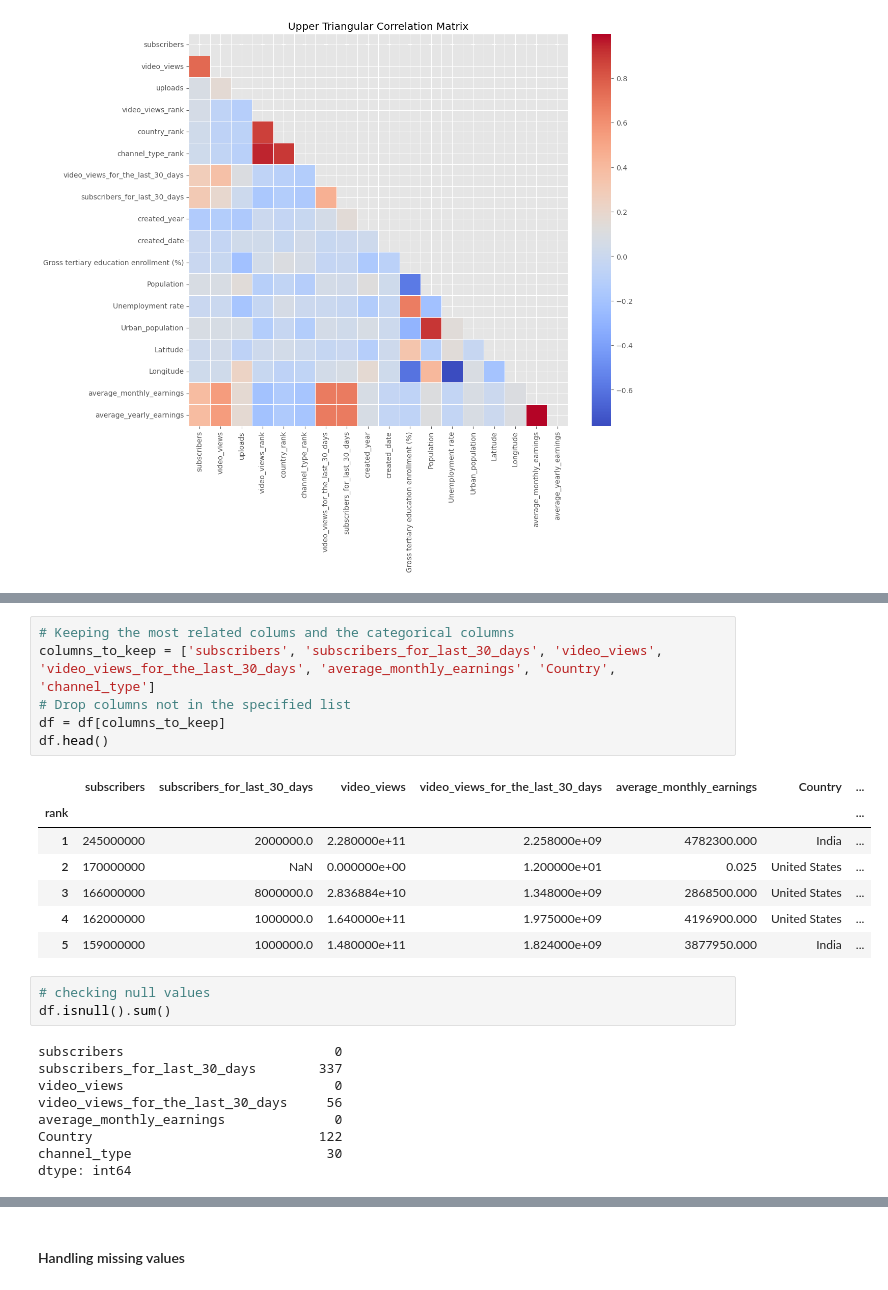
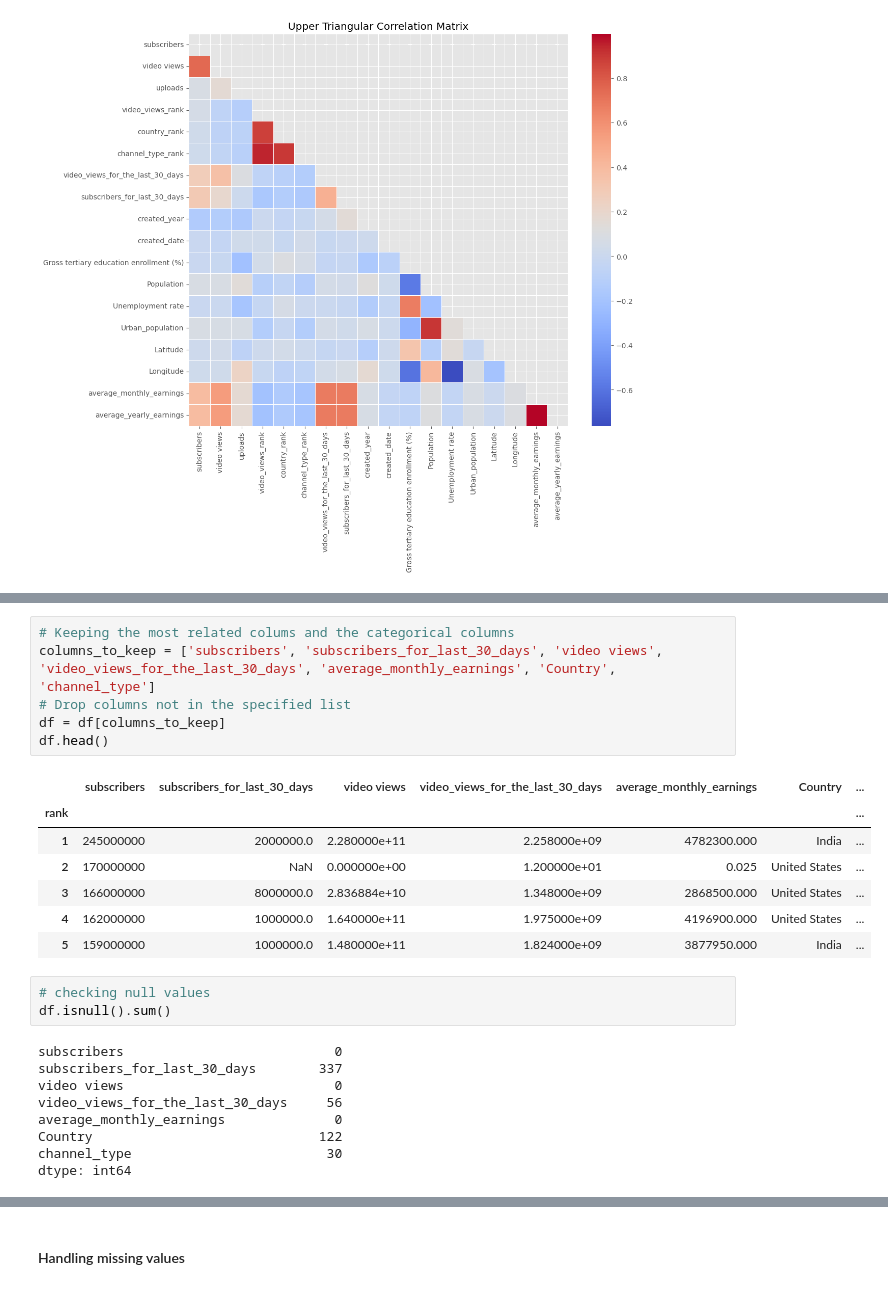
Before and after one commit to King-georges/You-Tube-Stats-Analysis, a Jupyter notebook: Project_notebook.ipynb, the cells around one changed output, grey strips where cells are left out. Saved outputs shown, nothing was run; the diff lists cells and outputs as text.

```diff
--- a/Project_notebook.ipynb
+++ b/Project_notebook.ipynb
@@ -372,12 +372,12 @@ average_monthly_earnings            1.000000
 Name: average_monthly_earnings, dtype: float64
 # %%
 # Keeping the most related colums and the categorical columns
-columns_to_keep = ['subscribers', 'subscribers_for_last_30_days', 'video_views', 'video_views_for_the_last_30_days', 'average_monthly_earnings', 'Country', 'channel_type']
+columns_to_keep = ['subscribers', 'subscribers_for_last_30_days', 'video views', 'video_views_for_the_last_30_days', 'average_monthly_earnings', 'Country', 'channel_type']
 # Drop columns not in the specified list
 df = df[columns_to_keep]
 df.head()
 # %% [output]
-|  | subscribers | subscribers_for_last_30_days | video_views | video_views_for_the_last_30_days | average_monthly_earnings | Country | ... |
+|  | subscribers | subscribers_for_last_30_days | video views | video_views_for_the_last_30_days | average_monthly_earnings | Country | ... |
 | rank |  |  |  |  |  |  | ... |
 | 1 | 245000000 | 2000000.0 | 2.280000e+11 | 2.258000e+09 | 4782300.000 | India | ... |
 | 2 | 170000000 | NaN | 0.000000e+00 | 1.200000e+01 | 0.025 | United States | ... |
@@ -390,7 +390,7 @@ df.isnull().sum()
 # %% [output]
 subscribers                           0
 subscribers_for_last_30_days        337
-video_views                           0
+video views                           0
 video_views_for_the_last_30_days     56
 average_monthly_earnings              0
 Country                             122
```
Also changed, not shown: parts of 15 cells of this notebook, 1 other file.
